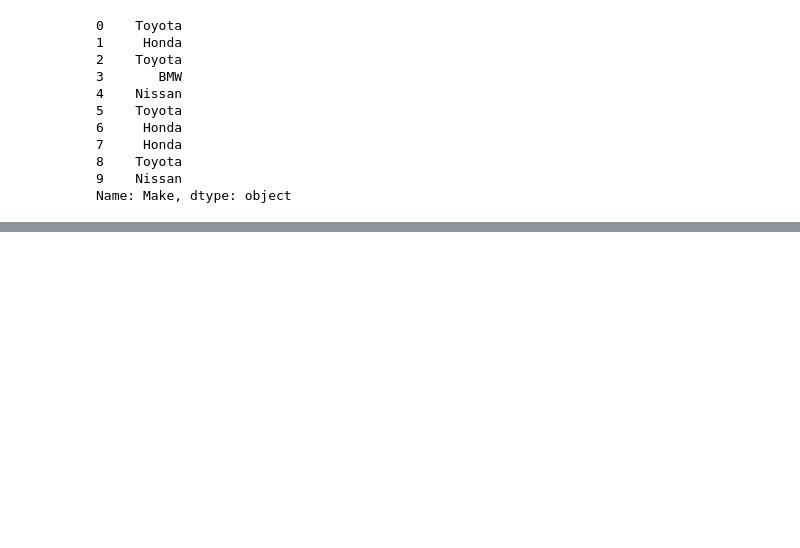
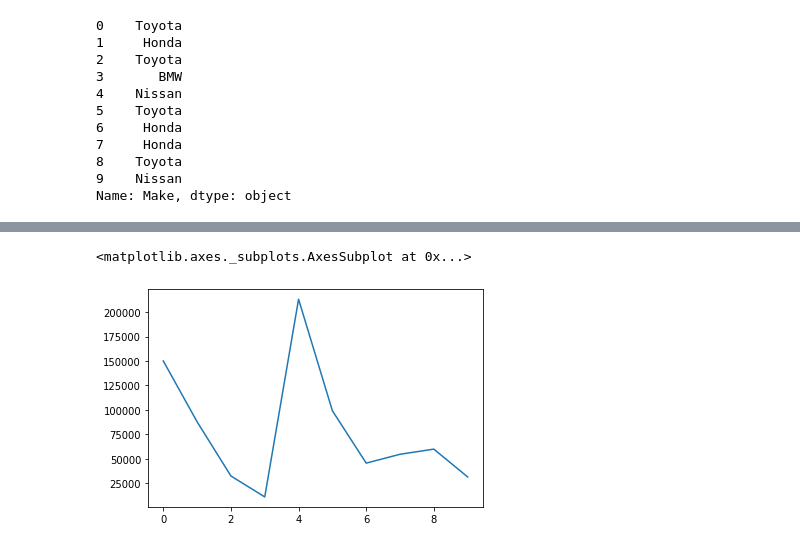
Before and after one commit to dulajkavinda/pandas-exploring-data-ML, a Jupyter notebook: introduction-to-pandas.ipynb, the cells around one changed output, grey strips where cells are left out. Drawn from its saved outputs; the diff is of its cells as text; code cells hidden in the pictures; blank space fills up the shorter version.

```diff
--- a/introduction-to-pandas.ipynb
+++ b/introduction-to-pandas.ipynb
@@ -315,0 +348,5 @@ Name: Make, dtype: object
+# %%
+ car_sales['Odometer (KM)'].plot()
+# %% [output]
+<matplotlib.axes._subplots.AxesSubplot at 0x...>
+[figure, added]
```
Also changed, not shown: parts of 7 cells of this notebook.
